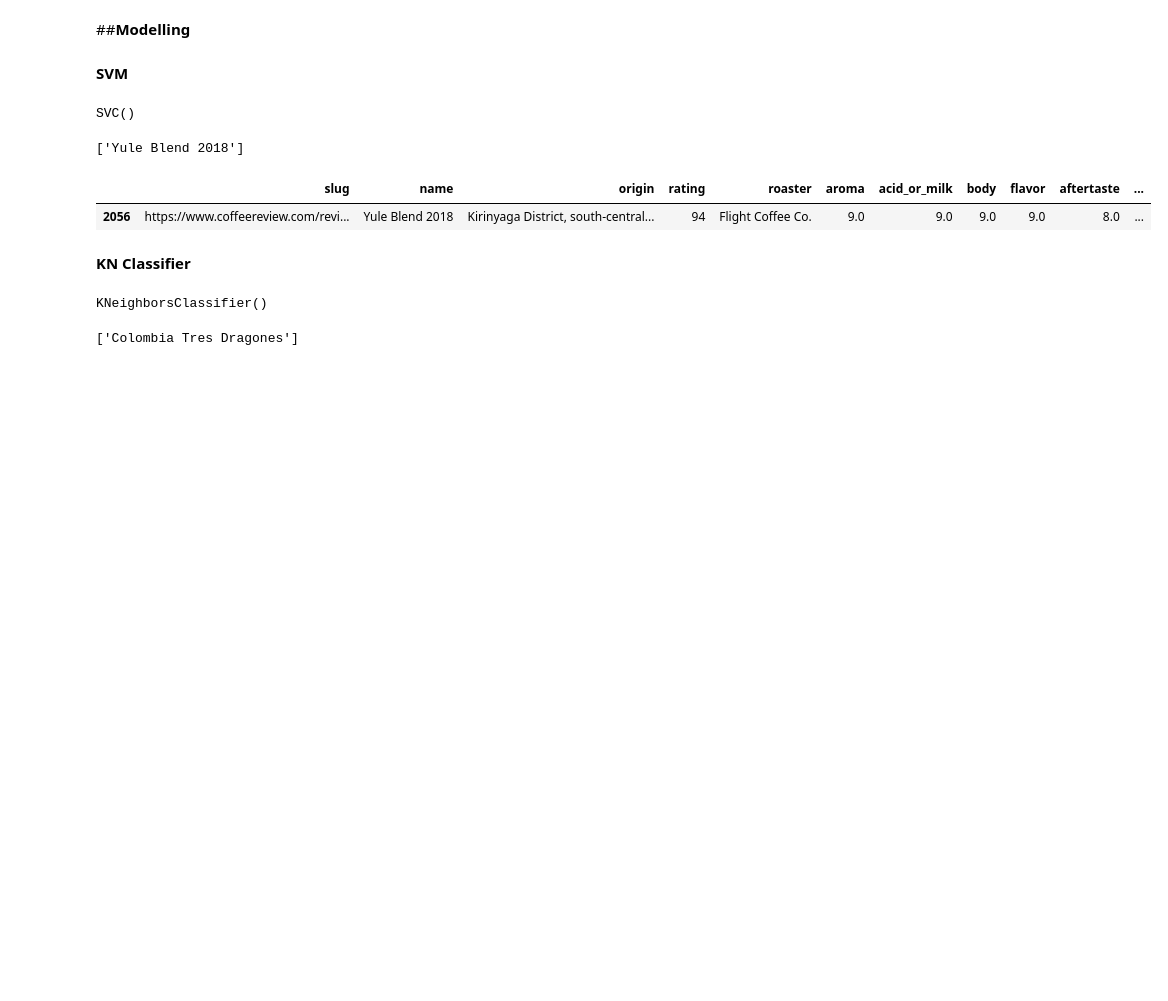
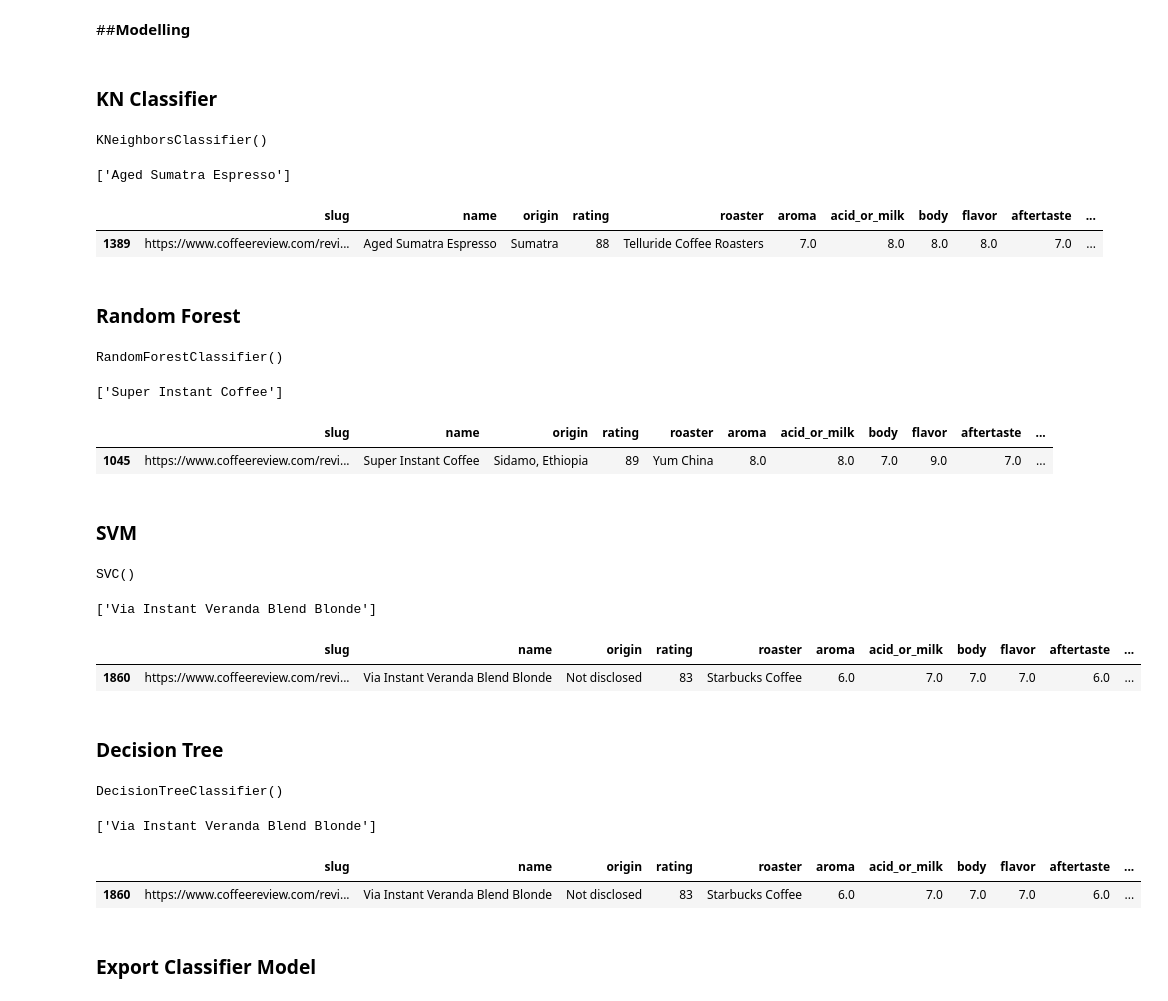
Before and after one commit to Hanifanta/Capstone_RECCOFFEE, a Jupyter notebook: Flask-deployment/notebook/reccoffee_filtering.ipynb, the cells around one changed output. Cells and saved outputs as stored; diff of their text form; code cells hidden in the pictures; blank space fills up the shorter version.

```diff
--- a/Flask-deployment/notebook/reccoffee_filtering.ipynb
+++ b/Flask-deployment/notebook/reccoffee_filtering.ipynb
@@ -60,27 +62,66 @@ model_3 = RandomForestClassifier(n_estimators=100)
+# %% [markdown]
+### **KN Classifier**
+# %%
+model_2.fit(X.values, y)
+# %% [output]
+KNeighborsClassifier()
+# %%
+kn_pred = model_2.predict([[5.0, 8.0, 7.0, 9.0, 6.0]])
+print(kn_pred)
+# %% [output]
+['Aged Sumatra Espresso']
+# %%
+coffee[coffee['name'] == 'Aged Sumatra Espresso']
+# %% [output]
+|  | slug | name | origin | rating | roaster | aroma | acid_or_milk | body | flavor | aftertaste | ... |
+| 1389 | https://www.coffeereview.com/revi... | Aged Sumatra Espresso | Sumatra | 88 | Telluride Coffee Roasters | 7.0 | 8.0 | 8.0 | 8.0 | 7.0 | ... |
+# %% [markdown]
+### **Random Forest**
+# %%
+model_3.fit(X.values, y)
+# %% [output]
+RandomForestClassifier()
+# %%
+rf_pred = model_3.predict([[5.0, 8.0, 7.0, 9.0, 6.0]])
+print(rf_pred)
+# %% [output]
+['Super Instant Coffee']
+# %%
+coffee[coffee['name'] == 'Super Instant Coffee']
+# %% [output]
+|  | slug | name | origin | rating | roaster | aroma | acid_or_milk | body | flavor | aftertaste | ... |
+| 1045 | https://www.coffeereview.com/revi... | Super Instant Coffee | Sidamo, Ethiopia | 89 | Yum China | 8.0 | 8.0 | 7.0 | 9.0 | 7.0 | ... |
 # %% [markdown]
-**SVM**
+### **SVM**
 # %%
 model.fit(X.values, y)
 # %% [output]
 SVC()
 # %%
-svm_pred = model.predict([[9.0, 9.0, 9.0, 9.0, 8.0]])
+svm_pred = model.predict([[5.0, 8.0, 7.0, 9.0, 6.0]])
 print(svm_pred)
 # %% [output]
-['Yule Blend 2018']
+['Via Instant Veranda Blend Blonde']
 # %%
-coffee[coffee['name'] == 'Yule Blend 2018']
+coffee[coffee['name'] == 'Via Instant Veranda Blend Blonde']
 # %% [output]
 |  | slug | name | origin | rating | roaster | aroma | acid_or_milk | body | flavor | aftertaste | ... |
-| 2056 | https://www.coffeereview.com/revi... | Yule Blend 2018 | Kirinyaga District, south-central... | 94 | Flight Coffee Co. | 9.0 | 9.0 | 9.0 | 9.0 | 8.0 | ... |
+| 1860 | https://www.coffeereview.com/revi... | Via Instant Veranda Blend Blonde | Not disclosed | 83 | Starbucks Coffee | 6.0 | 7.0 | 7.0 | 7.0 | 6.0 | ... |
+# %% [markdown]
+### **Decision Tree**
+# %%
+model_4.fit(X.values, y)
+# %% [output]
+DecisionTreeClassifier()
+# %%
+dt_pred = model_4.predict([[5.0, 8.0, 7.0, 9.0, 6.0]])
+print(dt_pred)
+# %% [output]
+['Via Instant Veranda Blend Blonde']
+# %%
+coffee[coffee['name'] == 'Via Instant Veranda Blend Blonde']
+# %% [output]
+|  | slug | name | origin | rating | roaster | aroma | acid_or_milk | body | flavor | aftertaste | ... |
+| 1860 | https://www.coffeereview.com/revi... | Via Instant Veranda Blend Blonde | Not disclosed | 83 | Starbucks Coffee | 6.0 | 7.0 | 7.0 | 7.0 | 6.0 | ... |
 # %% [markdown]
-**KN Classifier**
+### **Export Classifier Model**
-# %%
-model_2.fit(X.values, y)
-# %% [output]
-KNeighborsClassifier()
-# %%
-kn_pred = model_2.predict([[9.0, 9.0, 9.0, 9.0, 8.0]])
-print(kn_pred)
-# %% [output]
-['Colombia Tres Dragones']
```
Also changed, not shown: parts of 12 cells of this notebook.
